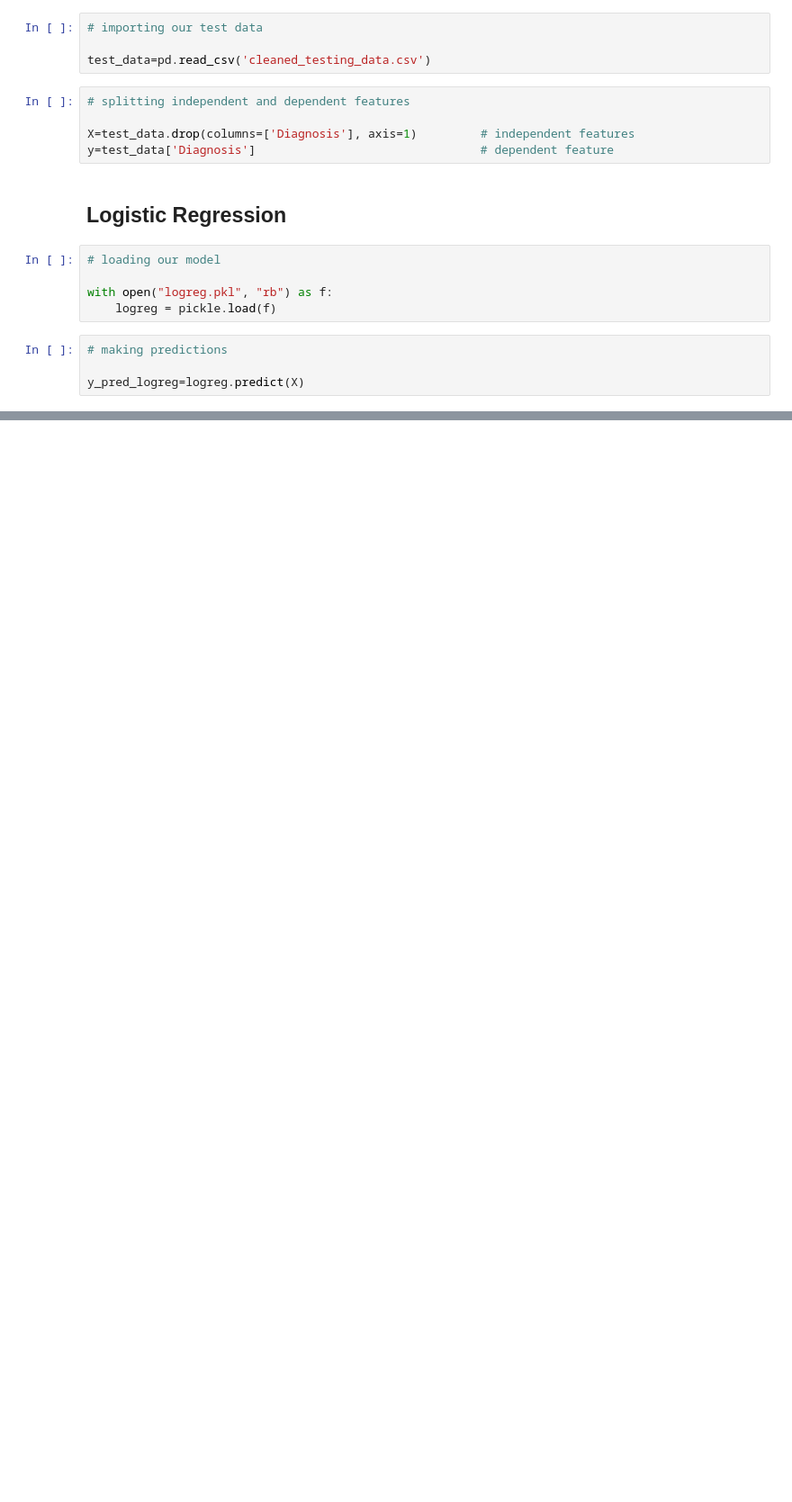
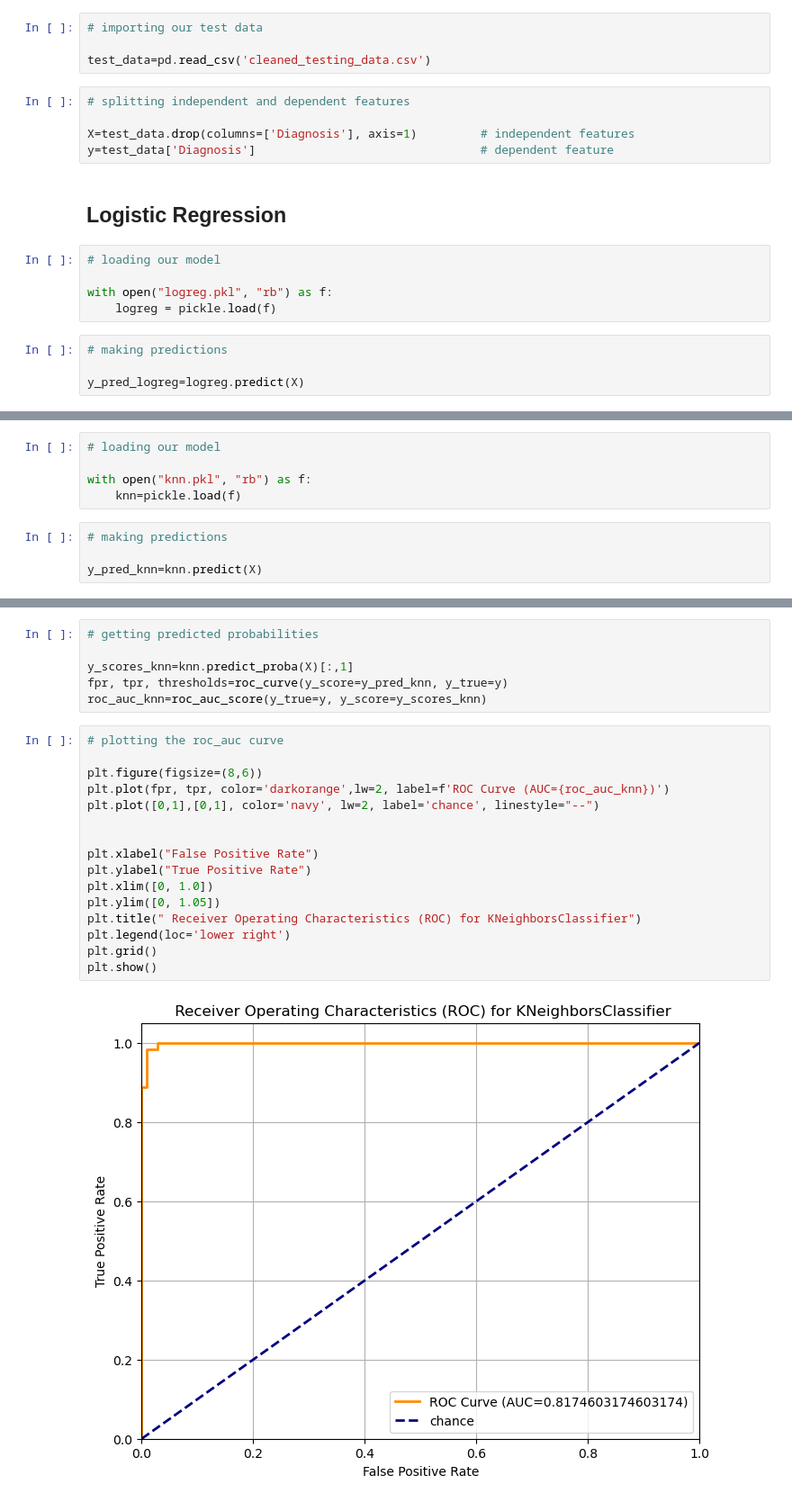
Before and after one commit to adiban17/breast-cancer-classifier, a Jupyter notebook: Documents/Cancer /model_testing.ipynb, the cells around one changed output, grey strips where cells are left out. Shown at 90% size. Drawn from its saved outputs; the diff is of its cells as text; blank space fills up the shorter version.

```diff
--- a/Documents/Cancer /model_testing.ipynb
+++ b/Documents/Cancer /model_testing.ipynb
@@ -50,0 +91,9 @@ weighted avg       0.98      0.98      0.98       171
+# %%
+# loading our model
+
+with open("knn.pkl", "rb") as f:
+    knn=pickle.load(f)
+# %%
+# making predictions
+
+y_pred_knn=knn.predict(X)
@@ -50,0 +129,24 @@ weighted avg       0.98      0.98      0.98       171
+# %%
+# getting predicted probabilities
+
+y_scores_knn=knn.predict_proba(X)[:,1]
+fpr, tpr, thresholds=roc_curve(y_score=y_pred_knn, y_true=y)
+roc_auc_knn=roc_auc_score(y_true=y, y_score=y_scores_knn)
+# %%
+# plotting the roc_auc curve
+
+plt.figure(figsize=(8,6))
+plt.plot(fpr, tpr, color='darkorange',lw=2, label=f'ROC Curve (AUC={roc_auc_knn})')
+plt.plot([0,1],[0,1], color='navy', lw=2, label='chance', linestyle="--")
+
+
+plt.xlabel("False Positive Rate")
+plt.ylabel("True Positive Rate")
+plt.xlim([0, 1.0])
+plt.ylim([0, 1.05])
+plt.title(" Receiver Operating Characteristics (ROC) for KNeighborsClassifier")
+plt.legend(loc='lower right')
+plt.grid()
+plt.show()
+# %% [output]
+[figure, added]
```
Also changed, not shown: parts of 22 cells of this notebook, 6 other files.
